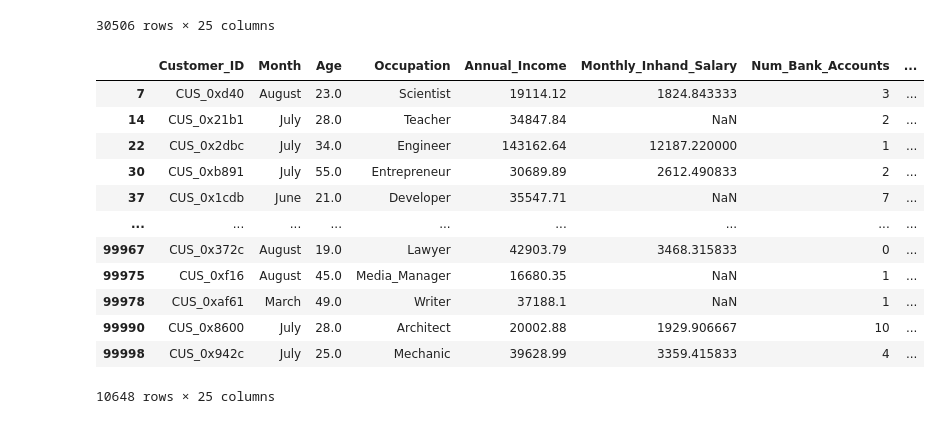
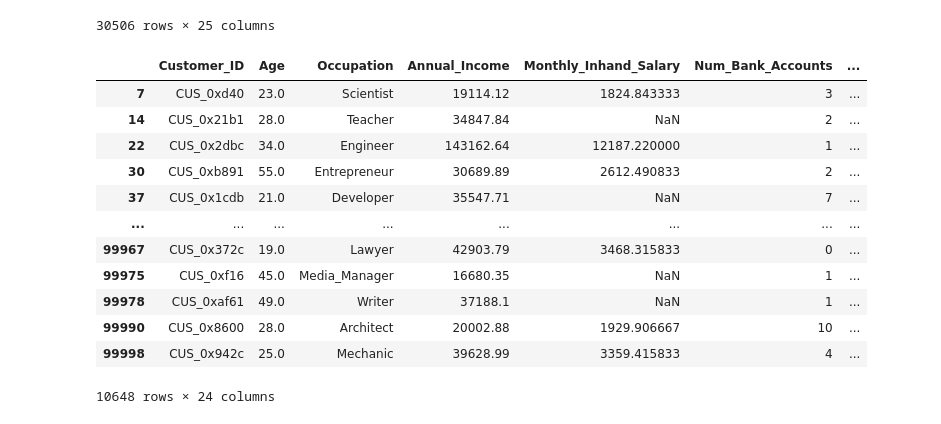
Before and after one commit to Karimme-T/Modelo-de-Puntuacion-Crediticia, a Jupyter notebook: Modelo_1.ipynb, the cells around one changed output. Drawn from its saved outputs; the diff is of its cells as text; code cells hidden in the pictures.

Commit message:
Separación train test

```diff
--- a/Modelo_1.ipynb
+++ b/Modelo_1.ipynb
@@ -15,6 +17,6 @@ from sklearn.neighbors import KNeighborsClassifier
 from sklearn.metrics import accuracy_score, precision_score, recall_score,classification_report,confusion_matrix
 # %%
 df = pd.read_csv('train-3.csv')
-df_train = df.copy()
+data = df.copy()
 #df_train.head()
 # %%
@@ -123,9 +125,9 @@ Interest_Rate
 3999       1
 Name: count, Length: 1750, dtype: int64
 # %%
-columnas_vacias = df_train.isna().any(axis=1)
-df_train = df_train.loc[columnas_vacias].copy()
-df_train
+columnas_vacias = data.isna().any(axis=1)
+data_limpia = data.loc[columnas_vacias].copy()
+data_limpia
 # %% [output]
 |  | ID | Customer_ID | Month | Name | Age | SSN | Occupation | Annual_Income | ... |
 | 1 | 0x1603 | CUS_0xd40 | February | Aaron Maashoh | 23 | 821-00-0265 | Scientist | 19114.12 | ... |
@@ -142,8 +144,8 @@ df_train
 46951 rows × 28 columns
 # %%
 col_no_sirven = ['ID', 'Name', 'SSN']
-df_train= df_train.drop(columns=col_no_sirven)
-df_train
+data_limpia= data_limpia.drop(columns=col_no_sirven)
+data_limpia
 # %% [output]
 |  | Customer_ID | Month | Age | Occupation | Annual_Income | Monthly_Inhand_Salary | Num_Bank_Accounts | ... |
 | 1 | CUS_0xd40 | February | 23 | Scientist | 19114.12 | NaN | 3 | ... |
@@ -159,23 +161,23 @@ df_train
 | 99998 | CUS_0x942c | July | 25 | Mechanic | 39628.99 | 3359.415833 | 4 | ... |
 46951 rows × 25 columns
 # %%
-df_train['Age'] = pd.to_numeric(df_train['Age'], errors='coerce')
-df_train['Num_Bank_Accounts'] = pd.to_numeric(df_train['Num_Bank_Accounts'], errors='coerce')
-df_train['Num_Credit_Card'] = pd.to_numeric(df_train['Num_Credit_Card'], errors='coerce')
-df_train['Num_of_Loan'] = pd.to_numeric(df_train['Num_of_Loan'], errors='coerce')
+data_limpia['Age'] = pd.to_numeric(data_limpia['Age'], errors='coerce')
+data_limpia['Num_Bank_Accounts'] = pd.to_numeric(data_limpia['Num_Bank_Accounts'], errors='coerce')
+data_limpia['Num_Credit_Card'] = pd.to_numeric(data_limpia['Num_Credit_Card'], errors='coerce')
+data_limpia['Num_of_Loan'] = pd.to_numeric(data_limpia['Num_of_Loan'], errors='coerce')
 
 edad_min, edad_max = 18, 90
 val_min,  val_max  = 1, 30
 
 filas_a_borrar = (
-    (df_train['Age'].lt(edad_min) | df_train['Age'].gt(edad_max)) |
-    (df_train['Num_Bank_Accounts'].gt(val_max)) |
-    (df_train['Num_Credit_Card'].gt(val_max)) |
-    (df_train['Num_of_Loan'].gt(val_max) | df_train['Num_of_Loan'].lt(val_min))
+    (data_limpia['Age'].lt(edad_min) | data_limpia['Age'].gt(edad_max)) |
+    (data_limpia['Num_Bank_Accounts'].gt(val_max)) |
+    (data_limpia['Num_Credit_Card'].gt(val_max)) |
+    (data_limpia['Num_of_Loan'].gt(val_max) | data_limpia['Num_of_Loan'].lt(val_min))
 )
 
-df_train_clean = df_train.loc[~filas_a_borrar].copy()
-df_train_clean
+df_limpia= data_limpia.loc[~filas_a_borrar].copy()
+df_limpia
 # %% [output]
 |  | Customer_ID | Month | Age | Occupation | Annual_Income | Monthly_Inhand_Salary | Num_Bank_Accounts | ... |
 | 1 | CUS_0xd40 | February | 23.0 | Scientist | 19114.12 | NaN | 3 | ... |
@@ -191,19 +193,21 @@ df_train_clean
 | 99998 | CUS_0x942c | July | 25.0 | Mechanic | 39628.99 | 3359.415833 | 4 | ... |
 30506 rows × 25 columns
 # %%
-df_train_clean = df_train_clean.drop_duplicates(subset='Customer_ID', keep='last')
-df_train_clean
+df_limpia = df_limpia.drop_duplicates(subset='Customer_ID', keep='last')
+columna = ['Month']
+df_limpia = df_limpia.drop(columns=columna)
+df_limpia
 # %% [output]
-|  | Customer_ID | Month | Age | Occupation | Annual_Income | Monthly_Inhand_Salary | Num_Bank_Accounts | ... |
-| 7 | CUS_0xd40 | August | 23.0 | Scientist | 19114.12 | 1824.843333 | 3 | ... |
-| 14 | CUS_0x21b1 | July | 28.0 | Teacher | 34847.84 | NaN | 2 | ... |
-| 22 | CUS_0x2dbc | July | 34.0 | Engineer | 143162.64 | 12187.220000 | 1 | ... |
-| 30 | CUS_0xb891 | July | 55.0 | Entrepreneur | 30689.89 | 2612.490833 | 2 | ... |
-| 37 | CUS_0x1cdb | June | 21.0 | Developer | 35547.71 | NaN | 7 | ... |
-| ... | ... | ... | ... | ... | ... | ... | ... | ... |
-| 99967 | CUS_0x372c | August | 19.0 | Lawyer | 42903.79 | 3468.315833 | 0 | ... |
-| 99975 | CUS_0xf16 | August | 45.0 | Media_Manager | 16680.35 | NaN | 1 | ... |
-| 99978 | CUS_0xaf61 | March | 49.0 | Writer | 37188.1 | NaN | 1 | ... |
-| 99990 | CUS_0x8600 | July | 28.0 | Architect | 20002.88 | 1929.906667 | 10 | ... |
-| 99998 | CUS_0x942c | July | 25.0 | Mechanic | 39628.99 | 3359.415833 | 4 | ... |
+|  | Customer_ID | Age | Occupation | Annual_Income | Monthly_Inhand_Salary | Num_Bank_Accounts | ... |
+| 7 | CUS_0xd40 | 23.0 | Scientist | 19114.12 | 1824.843333 | 3 | ... |
+| 14 | CUS_0x21b1 | 28.0 | Teacher | 34847.84 | NaN | 2 | ... |
+| 22 | CUS_0x2dbc | 34.0 | Engineer | 143162.64 | 12187.220000 | 1 | ... |
+| 30 | CUS_0xb891 | 55.0 | Entrepreneur | 30689.89 | 2612.490833 | 2 | ... |
+| 37 | CUS_0x1cdb | 21.0 | Developer | 35547.71 | NaN | 7 | ... |
+| ... | ... | ... | ... | ... | ... | ... | ... |
+| 99967 | CUS_0x372c | 19.0 | Lawyer | 42903.79 | 3468.315833 | 0 | ... |
+| 99975 | CUS_0xf16 | 45.0 | Media_Manager | 16680.35 | NaN | 1 | ... |
+| 99978 | CUS_0xaf61 | 49.0 | Writer | 37188.1 | NaN | 1 | ... |
+| 99990 | CUS_0x8600 | 28.0 | Architect | 20002.88 | 1929.906667 | 10 | ... |
+| 99998 | CUS_0x942c | 25.0 | Mechanic | 39628.99 | 3359.415833 | 4 | ... |
-10648 rows × 25 columns
+10648 rows × 24 columns
```
Also changed, not shown: parts of 8 cells of this notebook.
